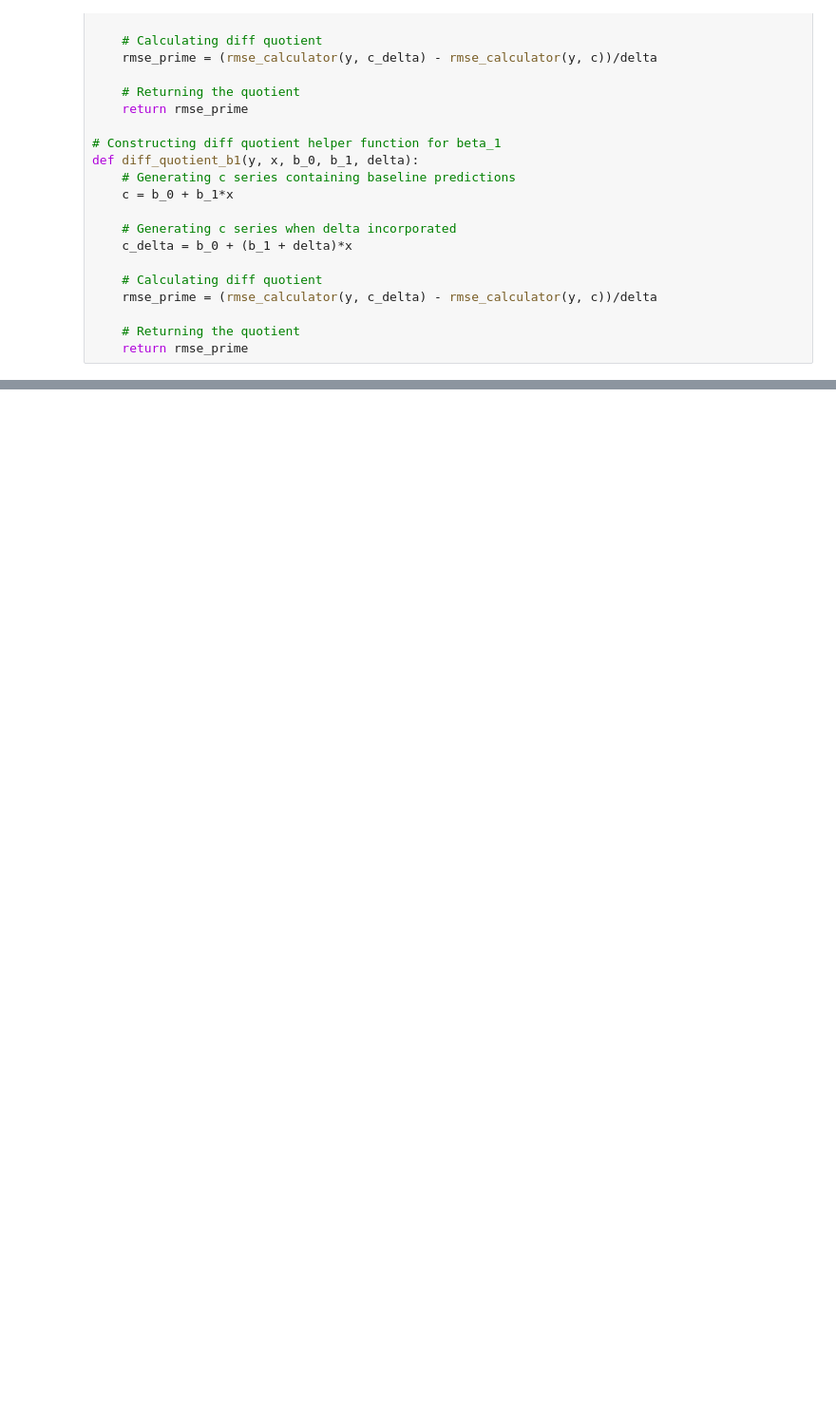
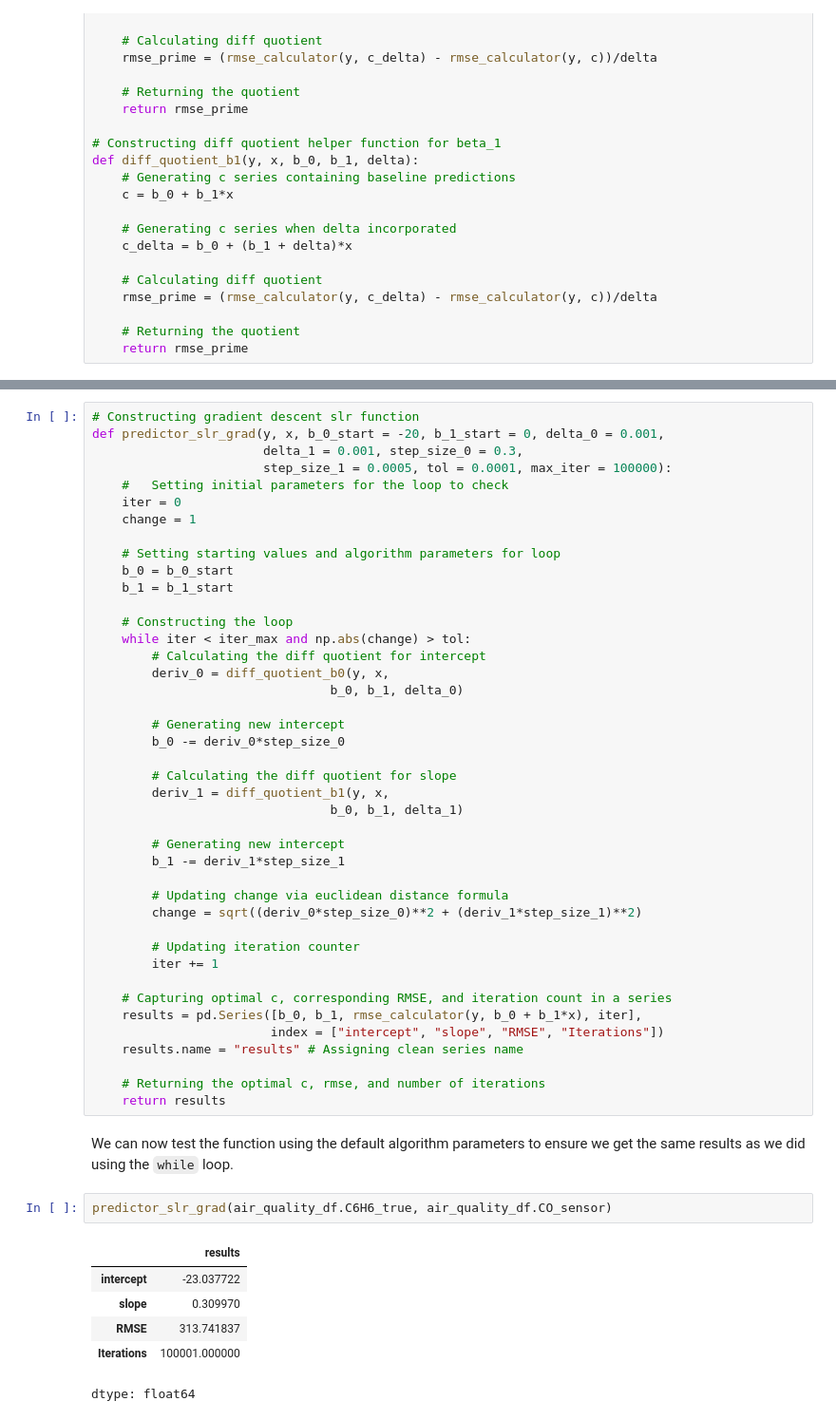
Before and after one commit to jccrews256/ST-554-Project1-Template, a Jupyter notebook: Task1/Task_1.ipynb, the cells around one changed output, grey strips where cells are left out. Shown at 95% size. Cells and saved outputs as stored; diff of their text form; blank space fills up the shorter version.

Commit message:
Adding SLR gradient descent wrapper function, introduction, and conclusion

```diff
--- a/Task1/Task_1.ipynb
+++ b/Task1/Task_1.ipynb
@@ -783,0 +822,53 @@ Iterations: 250001
+# %%
+# Constructing gradient descent slr function
+def predictor_slr_grad(y, x, b_0_start = -20, b_1_start = 0, delta_0 = 0.001,
+                       delta_1 = 0.001, step_size_0 = 0.3,
+                       step_size_1 = 0.0005, tol = 0.0001, max_iter = 100000):
+    #   Setting initial parameters for the loop to check
+    iter = 0
+    change = 1
+
+    # Setting starting values and algorithm parameters for loop
+    b_0 = b_0_start
+    b_1 = b_1_start
+
+    # Constructing the loop
+    while iter < iter_max and np.abs(change) > tol:
+        # Calculating the diff quotient for intercept
+        deriv_0 = diff_quotient_b0(y, x,
+                                b_0, b_1, delta_0)
+
+        # Generating new intercept
+        b_0 -= deriv_0*step_size_0
+
+        # Calculating the diff quotient for slope
+        deriv_1 = diff_quotient_b1(y, x,
+                                b_0, b_1, delta_1)
+
+        # Generating new intercept
+        b_1 -= deriv_1*step_size_1
+
+        # Updating change via euclidean distance formula
+        change = sqrt((deriv_0*step_size_0)**2 + (deriv_1*step_size_1)**2)
+
+        # Updating iteration counter
+        iter += 1
+
+    # Capturing optimal c, corresponding RMSE, and iteration count in a series
+    results = pd.Series([b_0, b_1, rmse_calculator(y, b_0 + b_1*x), iter],
+                        index = ["intercept", "slope", "RMSE", "Iterations"])
+    results.name = "results" # Assigning clean series name
+
+    # Returning the optimal c, rmse, and number of iterations
+    return results
+# %% [markdown]
+We can now test the function using the default algorithm parameters to ensure we get the same results as we did using the `while` loop.
+# %%
+predictor_slr_grad(air_quality_df.C6H6_true, air_quality_df.CO_sensor)
+# %% [output]
+|  | results |
+| intercept | -23.037722 |
+| slope | 0.309970 |
+| RMSE | 313.741837 |
+| Iterations | 100001.000000 |
+dtype: float64
```
Also changed, not shown: parts of 21 cells of this notebook.
